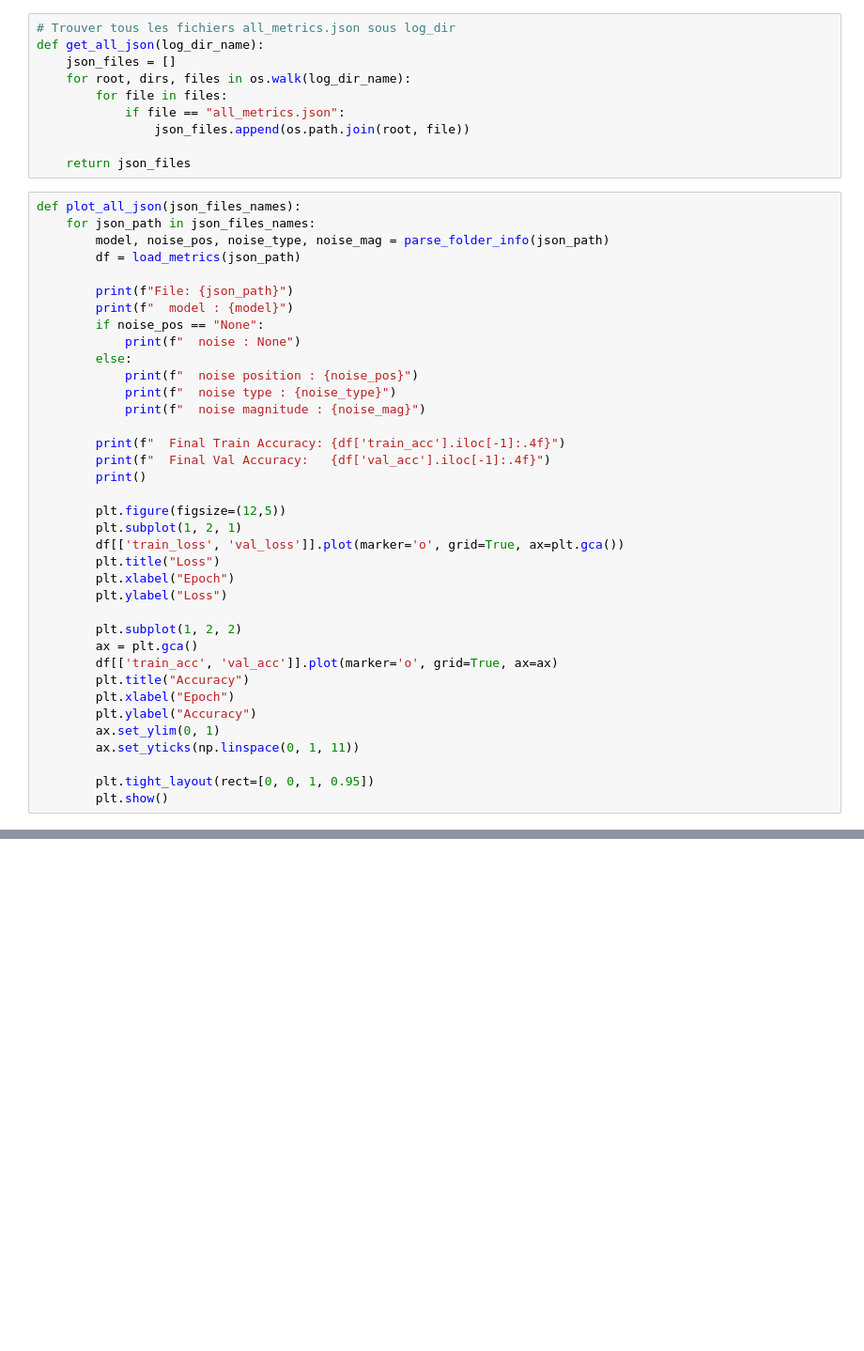
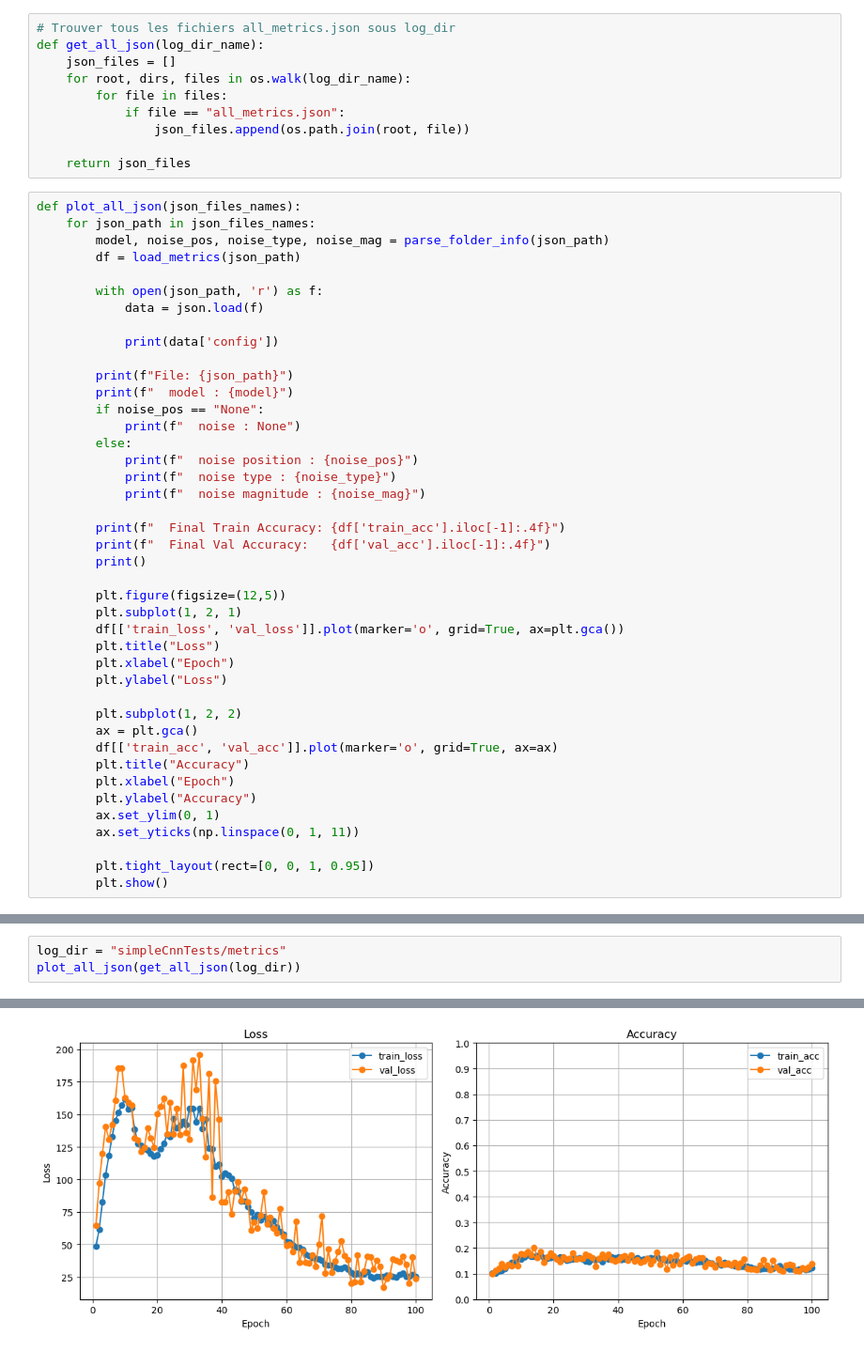
Before and after one commit to AdrienFeillard/OptML_project, a Jupyter notebook: plots.ipynb, the cells around one changed output, grey strips where cells are left out. Shown at 94% size. Drawn from its saved outputs; the diff is of its cells as text; blank space fills up the shorter version.

Commit message:
add more plots

```diff
--- a/plots.ipynb
+++ b/plots.ipynb
@@ -52,6 +52,11 @@ def plot_all_json(json_files_names):
     for json_path in json_files_names:
         model, noise_pos, noise_type, noise_mag = parse_folder_info(json_path)
         df = load_metrics(json_path)
+
+        with open(json_path, 'r') as f:
+            data = json.load(f)
+
+            print(data['config'])
 
         print(f"File: {json_path}")
         print(f"  model : {model}")
@@ -232,3 +253,7 @@ File: 05Test/metrics/resnet18_gradient_gaussian_0.05_20250516_110130/all_metrics
   Final Train Accuracy: 0.4914
   Final Val Accuracy:   0.4206
 [figure]
+# %%
+log_dir = "simpleCnnTests/metrics"
+plot_all_json(get_all_json(log_dir))
+# %% [output]
@@ -234,0 +268 @@ File: 05Test/metrics/resnet18_gradient_gaussian_0.05_20250516_110130/all_metrics
+[figure, added]
```
Also changed, not shown: parts of 5 cells of this notebook.
